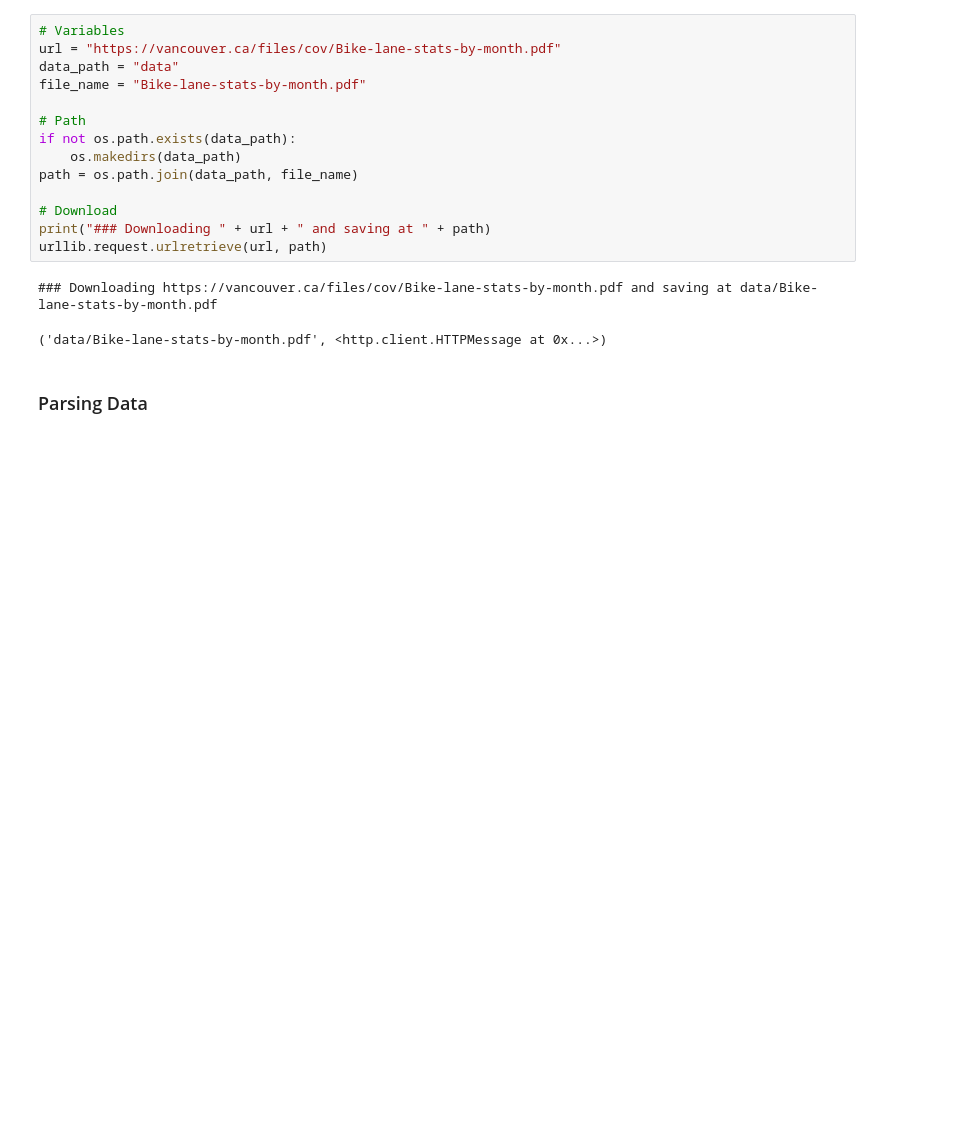
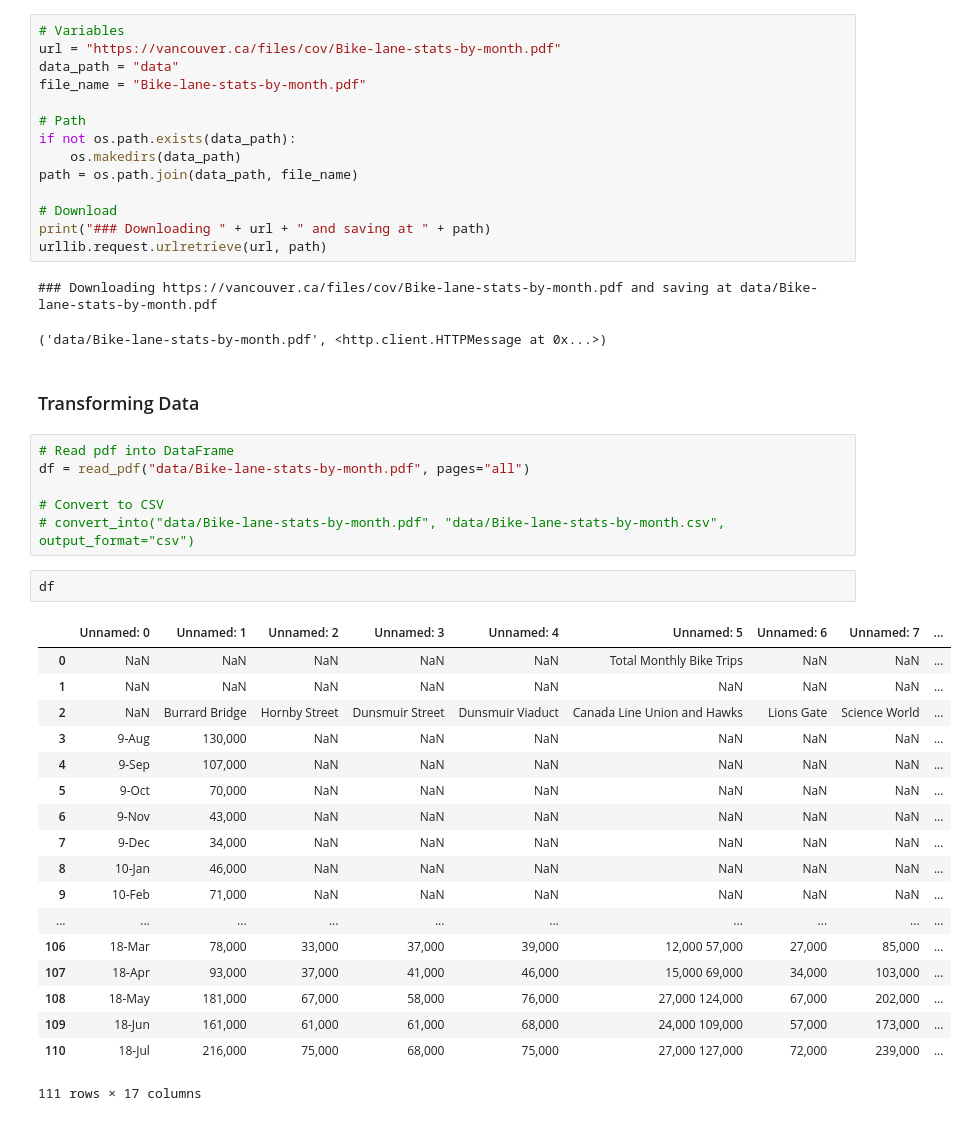
Before and after one commit to JesseScott/vancouver.cycling.data, a Jupyter notebook: bike-data.ipynb, the cells around one changed output. Cells and saved outputs as stored; diff of their text form; blank space fills up the shorter version.

Commit message:
reading data from PDF

```diff
--- a/bike-data.ipynb
+++ b/bike-data.ipynb
@@ -36,4 +37,31 @@ urllib.request.urlretrieve(url, path)
 ### Downloading https://vancouver.ca/files/cov/Bike-lane-stats-by-month.pdf and saving at data/Bike-lane-stats-by-month.pdf
 ('data/Bike-lane-stats-by-month.pdf', <http.client.HTTPMessage at 0x...>)
 # %% [markdown]
-### Parsing Data
+### Transforming  Data
+# %%
+# Read pdf into DataFrame
+df = read_pdf("data/Bike-lane-stats-by-month.pdf", pages="all")
+
+# Convert to CSV
+# convert_into("data/Bike-lane-stats-by-month.pdf", "data/Bike-lane-stats-by-month.csv", output_format="csv")
+# %%
+df
+# %% [output]
+|  | Unnamed: 0 | Unnamed: 1 | Unnamed: 2 | Unnamed: 3 | Unnamed: 4 | Unnamed: 5 | Unnamed: 6 | Unnamed: 7 | ... |
+| 0 | NaN | NaN | NaN | NaN | NaN | Total Monthly Bike Trips | NaN | NaN | ... |
+| 1 | NaN | NaN | NaN | NaN | NaN | NaN | NaN | NaN | ... |
+| 2 | NaN | Burrard Bridge | Hornby Street | Dunsmuir Street | Dunsmuir Viaduct | Canada Line Union and Hawks | Lions Gate | Science World | ... |
+| 3 | 9-Aug | 130,000 | NaN | NaN | NaN | NaN | NaN | NaN | ... |
+| 4 | 9-Sep | 107,000 | NaN | NaN | NaN | NaN | NaN | NaN | ... |
+| 5 | 9-Oct | 70,000 | NaN | NaN | NaN | NaN | NaN | NaN | ... |
+| 6 | 9-Nov | 43,000 | NaN | NaN | NaN | NaN | NaN | NaN | ... |
+| 7 | 9-Dec | 34,000 | NaN | NaN | NaN | NaN | NaN | NaN | ... |
+| 8 | 10-Jan | 46,000 | NaN | NaN | NaN | NaN | NaN | NaN | ... |
+| 9 | 10-Feb | 71,000 | NaN | NaN | NaN | NaN | NaN | NaN | ... |
+| ... | ... | ... | ... | ... | ... | ... | ... | ... | ... |
+| 106 | 18-Mar | 78,000 | 33,000 | 37,000 | 39,000 | 12,000 57,000 | 27,000 | 85,000 | ... |
+| 107 | 18-Apr | 93,000 | 37,000 | 41,000 | 46,000 | 15,000 69,000 | 34,000 | 103,000 | ... |
+| 108 | 18-May | 181,000 | 67,000 | 58,000 | 76,000 | 27,000 124,000 | 67,000 | 202,000 | ... |
+| 109 | 18-Jun | 161,000 | 61,000 | 61,000 | 68,000 | 24,000 109,000 | 57,000 | 173,000 | ... |
+| 110 | 18-Jul | 216,000 | 75,000 | 68,000 | 75,000 | 27,000 127,000 | 72,000 | 239,000 | ... |
+111 rows × 17 columns
```
Also changed, not shown: parts of 1 cell of this notebook.
